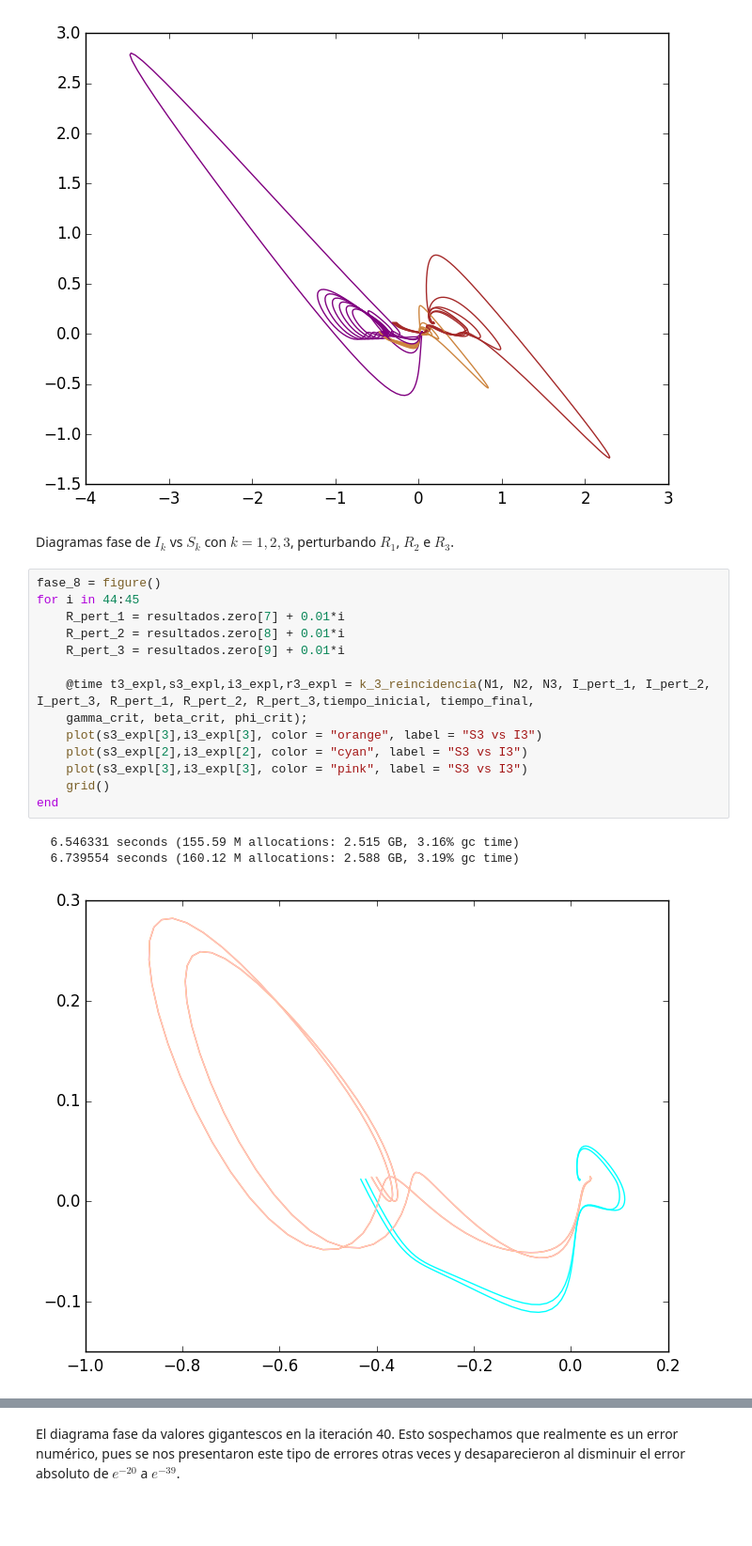
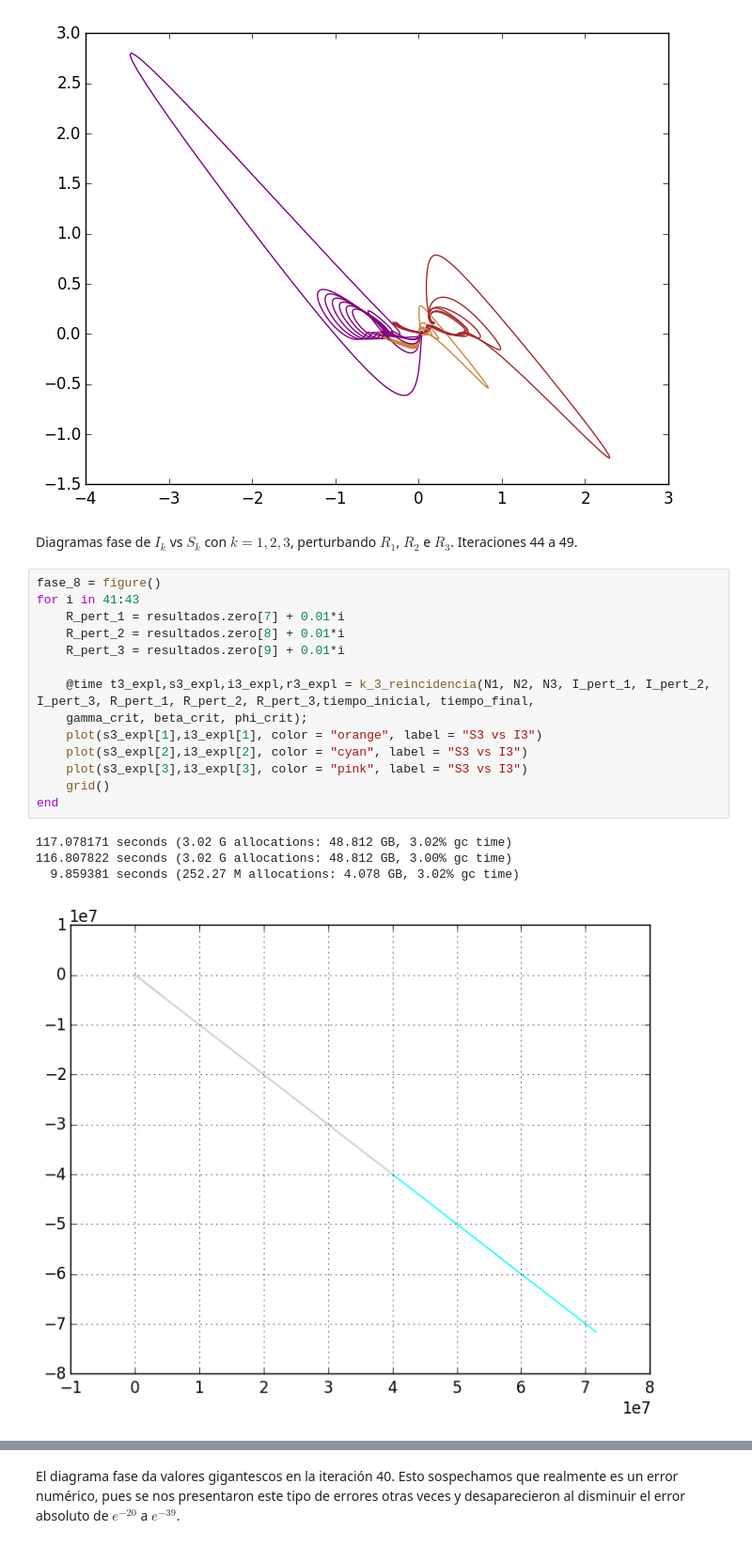
Before and after one commit to lbenet/2016-2_TSFisicaComputacional, a Jupyter notebook: tareas/yvestruz/Kermack_McKendrick_presentación.ipynb, the cells around one changed output, grey strips where cells are left out. Shown at 94% size. Cells and saved outputs as stored; diff of their text form; blank space fills up the shorter version.

```diff
--- a/tareas/yvestruz/Kermack_McKendrick_presentación.ipynb
+++ b/tareas/yvestruz/Kermack_McKendrick_presentación.ipynb
@@ -594,26 +599,27 @@ fase_7
 # %% [output]
 [figure]
 # %% [markdown]
-Diagramas fase de $I_k$ vs $S_k$ con $k=1,2,3$, perturbando $R_1$, $R_2$ e $R_3$.
+Diagramas fase de $I_k$ vs $S_k$ con $k=1,2,3$, perturbando $R_1$, $R_2$ e $R_3$. Iteraciones 44 a 49.
 # %%
 fase_8 = figure()
-for i in 44:45
+for i in 41:43
     R_pert_1 = resultados.zero[7] + 0.01*i
     R_pert_2 = resultados.zero[8] + 0.01*i
     R_pert_3 = resultados.zero[9] + 0.01*i
 
     @time t3_expl,s3_expl,i3_expl,r3_expl = k_3_reincidencia(N1, N2, N3, I_pert_1, I_pert_2,
 I_pert_3, R_pert_1, R_pert_2, R_pert_3,tiempo_inicial, tiempo_final,
     gamma_crit, beta_crit, phi_crit);
-    plot(s3_expl[3],i3_expl[3], color = "orange", label = "S3 vs I3")
+    plot(s3_expl[1],i3_expl[1], color = "orange", label = "S3 vs I3")
     plot(s3_expl[2],i3_expl[2], color = "cyan", label = "S3 vs I3")
     plot(s3_expl[3],i3_expl[3], color = "pink", label = "S3 vs I3")
     grid()
 end
 # %% [output]
-  6.546331 seconds (155.59 M allocations: 2.515 GB, 3.16% gc time)
-  6.739554 seconds (160.12 M allocations: 2.588 GB, 3.19% gc time)
+117.078171 seconds (3.02 G allocations: 48.812 GB, 3.02% gc time)
+116.807822 seconds (3.02 G allocations: 48.812 GB, 3.00% gc time)
+  9.859381 seconds (252.27 M allocations: 4.078 GB, 3.02% gc time)
-[figure, old version]
+[figure, new version]
 # %%
 fase_8
 # %% [output]
```
Also changed, not shown: parts of 28 cells of this notebook.
